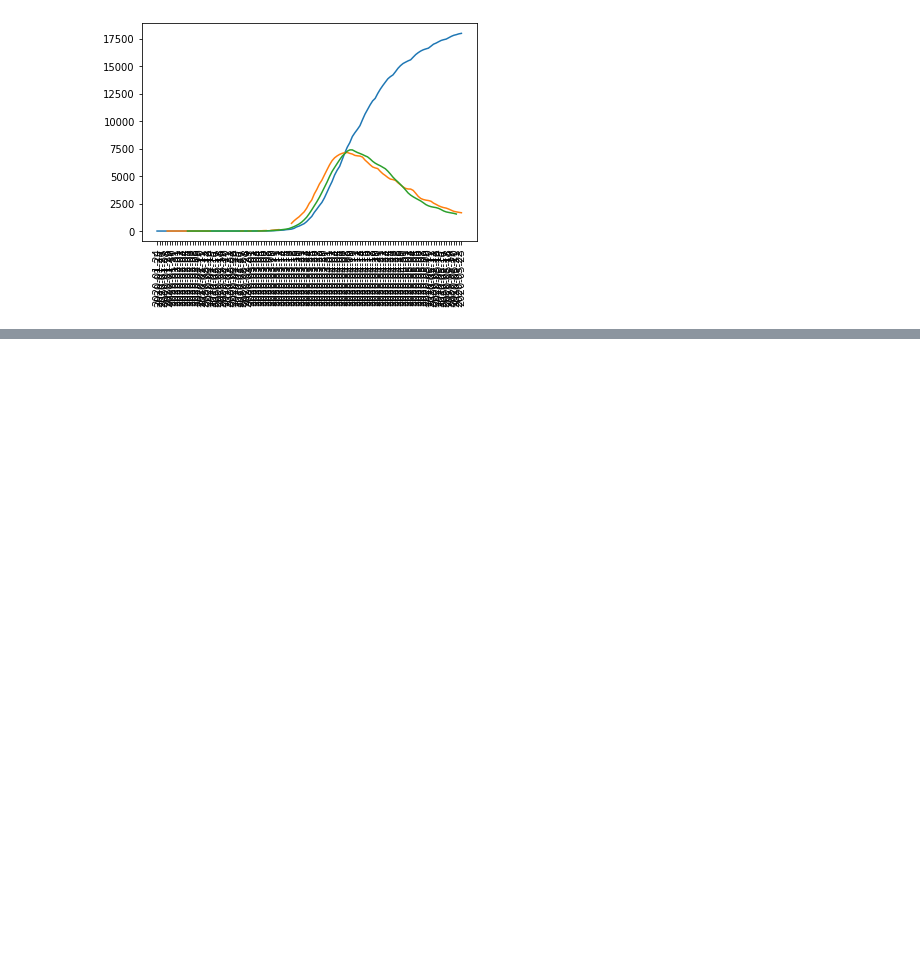
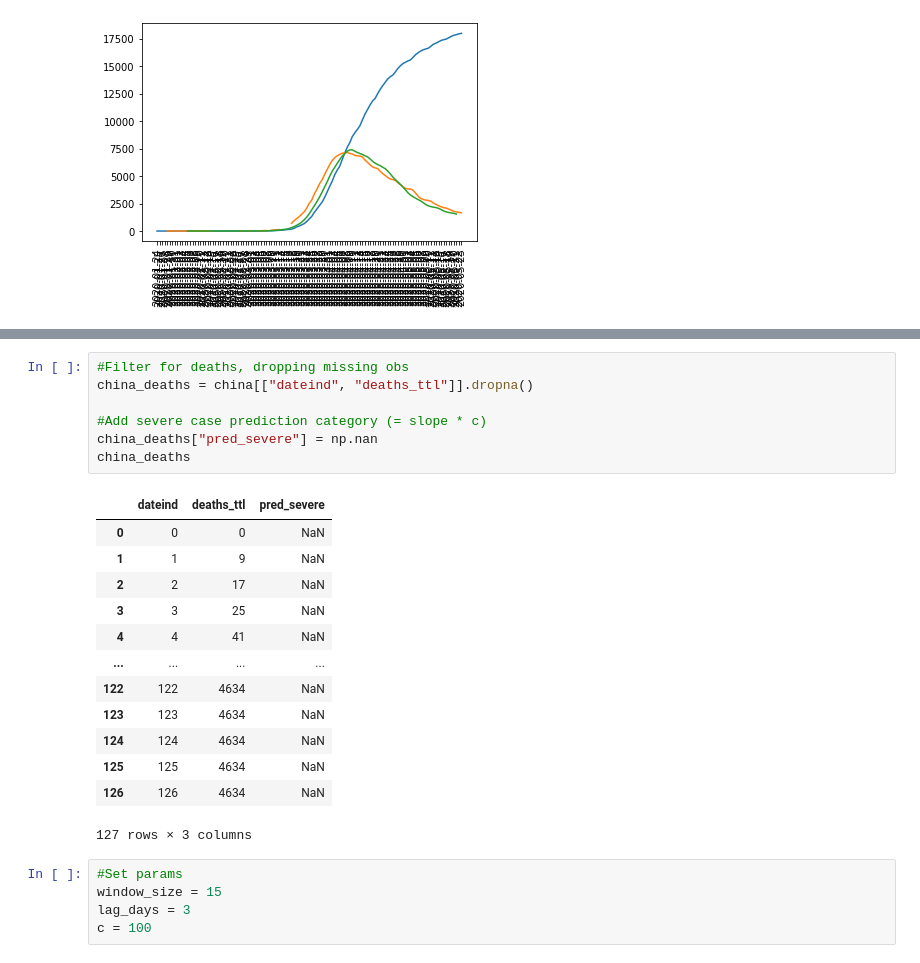
Before and after one commit to jiyingz/COVID19_projections, a Jupyter notebook: predict_severe_from_deaths.ipynb, the cells around one changed output, grey strips where cells are left out. Saved outputs shown, nothing was run; the diff lists cells and outputs as text; blank space fills up the shorter version.

```diff
--- a/predict_severe_from_deaths.ipynb
+++ b/predict_severe_from_deaths.ipynb
@@ -122,0 +145,26 @@ plt.show()
+# %%
+#Filter for deaths, dropping missing obs
+china_deaths = china[["dateind", "deaths_ttl"]].dropna()
+
+#Add severe case prediction category (= slope * c)
+china_deaths["pred_severe"] = np.nan
+china_deaths
+# %% [output]
+|  | dateind | deaths_ttl | pred_severe |
+| 0 | 0 | 0 | NaN |
+| 1 | 1 | 9 | NaN |
+| 2 | 2 | 17 | NaN |
+| 3 | 3 | 25 | NaN |
+| 4 | 4 | 41 | NaN |
+| ... | ... | ... | ... |
+| 122 | 122 | 4634 | NaN |
+| 123 | 123 | 4634 | NaN |
+| 124 | 124 | 4634 | NaN |
+| 125 | 125 | 4634 | NaN |
+| 126 | 126 | 4634 | NaN |
+127 rows × 3 columns
+# %%
+#Set params
+window_size = 15
+lag_days = 3
+c = 100
```
Also changed, not shown: parts of 5 cells of this notebook.
